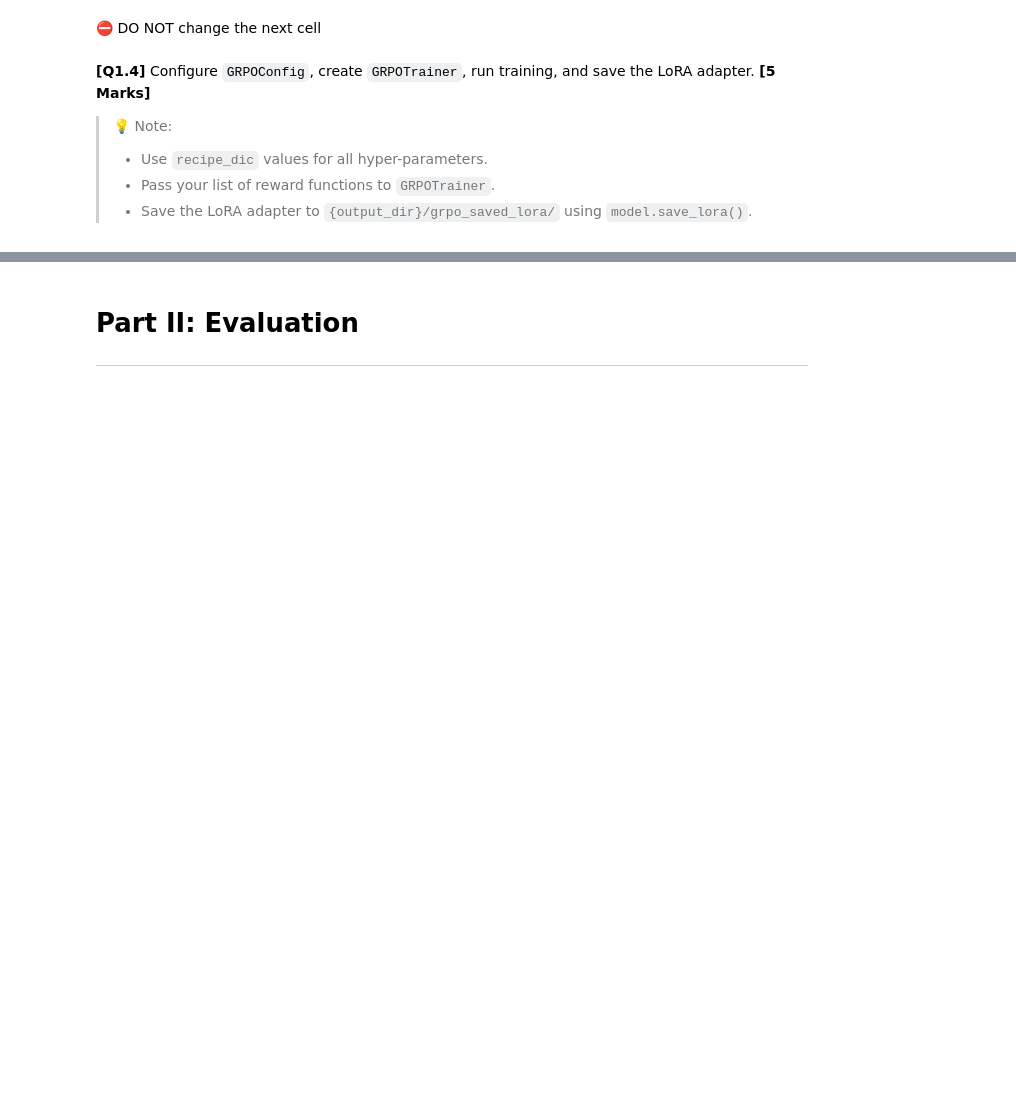
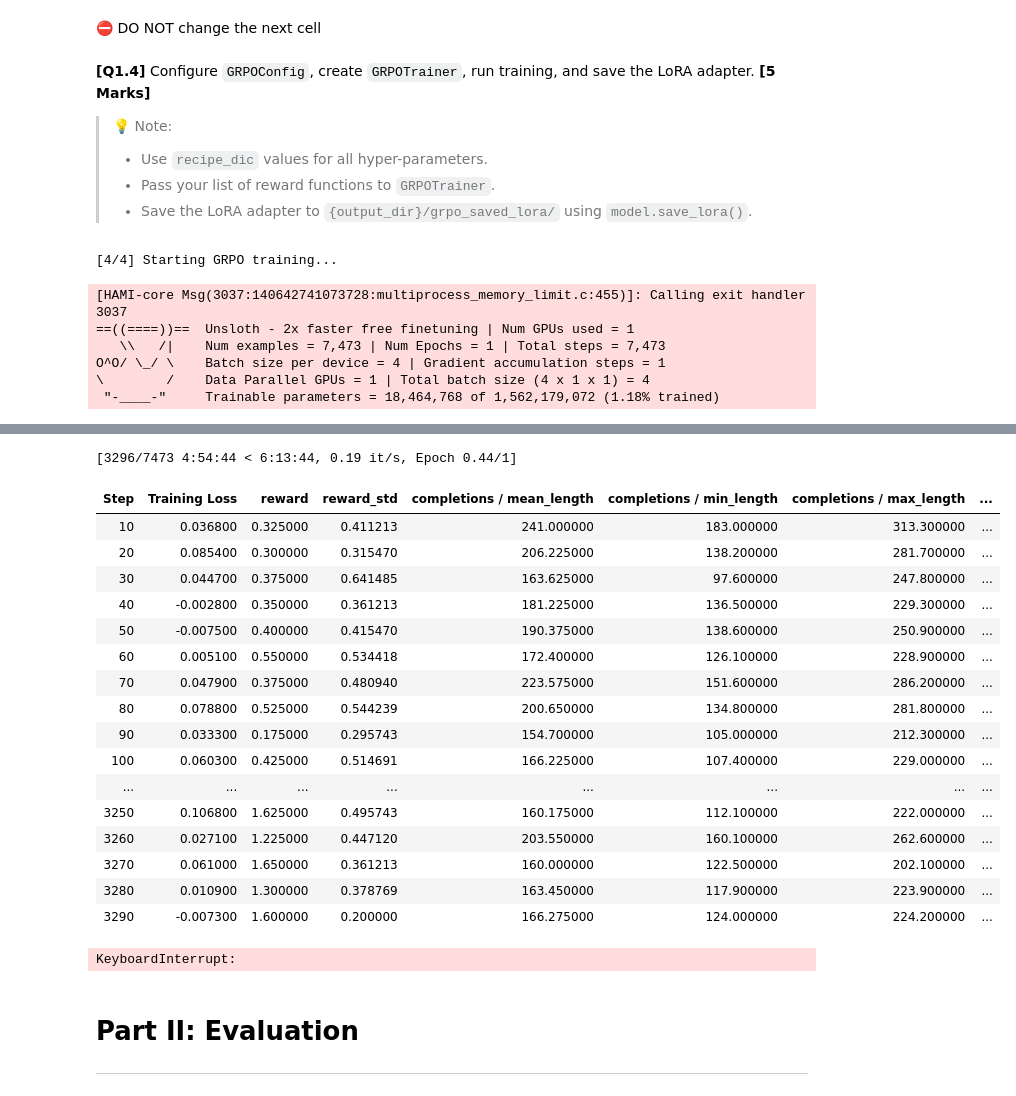
Before and after one commit to Zlyy-f/reasoning-and-agents-education, a Jupyter notebook: P02_Enhancing_Reasoning_Capability_in_LLMs_student.ipynb, the cells around one changed output, grey strips where cells are left out. Cells and saved outputs as stored; diff of their text form; code cells hidden in the pictures; blank space fills up the shorter version.

Commit message:
Update P02 training and evaluation

```diff
--- a/P02_Enhancing_Reasoning_Capability_in_LLMs_student.ipynb
+++ b/P02_Enhancing_Reasoning_Capability_in_LLMs_student.ipynb
@@ -283,6 +269,23 @@ recipe_dic = {
     "model_config": {
         "model": model_name,
         "lora_dir": None,
+        "max_seq_length": 2048,
+        "dtype": None,
+        "load_in_4bit": True,
+        "fast_inference": True,
+        "gpu_memory_utilization": 0.30,
+        "max_lora_rank": 16,
+        "random_state": seed,
+        "use_gradient_checkpointing": "unsloth",
+        "lora_r": 16,
+        "target_modules": [
+            "q_proj", "k_proj", "v_proj", "o_proj",
+            "gate_proj", "up_proj", "down_proj",
+        ],
+        "lora_alpha": 16,
+        "lora_dropout": 0.0,
+        "bias": "none",
+        "use_rslora": False,
     },
 
     "dataset_config": {},
@@ -714,33 +716,47 @@ class CSVLoggingCallback(TrainerCallback):
 # %%
 print("[4/4] Starting GRPO training...")
 
-# Build grpo_config_kwargs dict from recipe_dic.
-grpo_kwargs = {k: v for k, v in recipe_dic["grpo_config"].items() if v is not None}
+recipe_dic["dataset_config"]["train_size"] = len(train_dataset)
 
-# TODO: Create GRPOConfig
-training_args = "Your code here"
+grpo_kwargs = {
+    key: value
+    for key, value in recipe_dic["grpo_config"].items()
+    if value is not None
+}
 
-# TODO: Create GRPOTrainer
+assert training_log_path == os.path.join(output_dir, "training_stats.csv"), (
+    "Run the CSVLoggingCallback cell after setting the output directory."
+)
+
+training_args = GRPOConfig(**grpo_kwargs)
+
 trainer = GRPOTrainer(
     model=model,
     processing_class=tokenizer,
     reward_funcs=[
-        # TODO: Add your reward functions here
+        format_reward_func,
+        answer_correctness_reward_func,
     ],
     args=training_args,
     train_dataset=train_dataset,
     callbacks=[CSVLoggingCallback(training_log_path)],
 )
 
+start_time = time.time()
+trainer.train()
 
-# TODO: Run the GRPO training and time it
-t0 = time.time()
-# Your code here
-elapsed = time.time() - t0
+elapsed = time.time() - start_time
 print(f"  GRPO training done. Time: {elapsed:.1f}s")
 print(f"  Training stats saved to: {training_log_path}")
 
-# TODO: Save LoRA adapter
 lora_dir = os.path.join(output_dir, "grpo_saved_lora")
-# Your code here
-print(f"  LoRA adapter saved to: {lora_dir}\n")
+model.save_lora(lora_dir)
+print(f"  LoRA adapter saved to: {lora_dir}")
+# %% [output]
+[4/4] Starting GRPO training...
+[HAMI-core Msg(3037:140642741073728:multiprocess_memory_limit.c:455)]: Calling exit handler 3037
+==((====))==  Unsloth - 2x faster free finetuning | Num GPUs used = 1
+   \\   /|    Num examples = 7,473 | Num Epochs = 1 | Total steps = 7,473
+O^O/ \_/ \    Batch size per device = 4 | Gradient accumulation steps = 1
+\        /    Data Parallel GPUs = 1 | Total batch size (4 x 1 x 1) = 4
+ "-____-"     Trainable parameters = 18,464,768 of 1,562,179,072 (1.18% trained)
@@ -747,3 +765,22 @@ print(f"  LoRA adapter saved to: {lora_dir}\n")
+[3296/7473 4:54:44 < 6:13:44, 0.19 it/s, Epoch 0.44/1]
+| Step | Training Loss | reward | reward_std | completions / mean_length | completions / min_length | completions / max_length | ... |
+| 10 | 0.036800 | 0.325000 | 0.411213 | 241.000000 | 183.000000 | 313.300000 | ... |
+| 20 | 0.085400 | 0.300000 | 0.315470 | 206.225000 | 138.200000 | 281.700000 | ... |
+| 30 | 0.044700 | 0.375000 | 0.641485 | 163.625000 | 97.600000 | 247.800000 | ... |
+| 40 | -0.002800 | 0.350000 | 0.361213 | 181.225000 | 136.500000 | 229.300000 | ... |
+| 50 | -0.007500 | 0.400000 | 0.415470 | 190.375000 | 138.600000 | 250.900000 | ... |
+| 60 | 0.005100 | 0.550000 | 0.534418 | 172.400000 | 126.100000 | 228.900000 | ... |
+| 70 | 0.047900 | 0.375000 | 0.480940 | 223.575000 | 151.600000 | 286.200000 | ... |
+| 80 | 0.078800 | 0.525000 | 0.544239 | 200.650000 | 134.800000 | 281.800000 | ... |
+| 90 | 0.033300 | 0.175000 | 0.295743 | 154.700000 | 105.000000 | 212.300000 | ... |
+| 100 | 0.060300 | 0.425000 | 0.514691 | 166.225000 | 107.400000 | 229.000000 | ... |
+| ... | ... | ... | ... | ... | ... | ... | ... |
+| 3250 | 0.106800 | 1.625000 | 0.495743 | 160.175000 | 112.100000 | 222.000000 | ... |
+| 3260 | 0.027100 | 1.225000 | 0.447120 | 203.550000 | 160.100000 | 262.600000 | ... |
+| 3270 | 0.061000 | 1.650000 | 0.361213 | 160.000000 | 122.500000 | 202.100000 | ... |
+| 3280 | 0.010900 | 1.300000 | 0.378769 | 163.450000 | 117.900000 | 223.900000 | ... |
+| 3290 | -0.007300 | 1.600000 | 0.200000 | 166.275000 | 124.000000 | 224.200000 | ... |
+KeyboardInterrupt:
 # %% [markdown]
 # Part II: Evaluation
 ---
```
Also changed, not shown: parts of 8 cells of this notebook.
